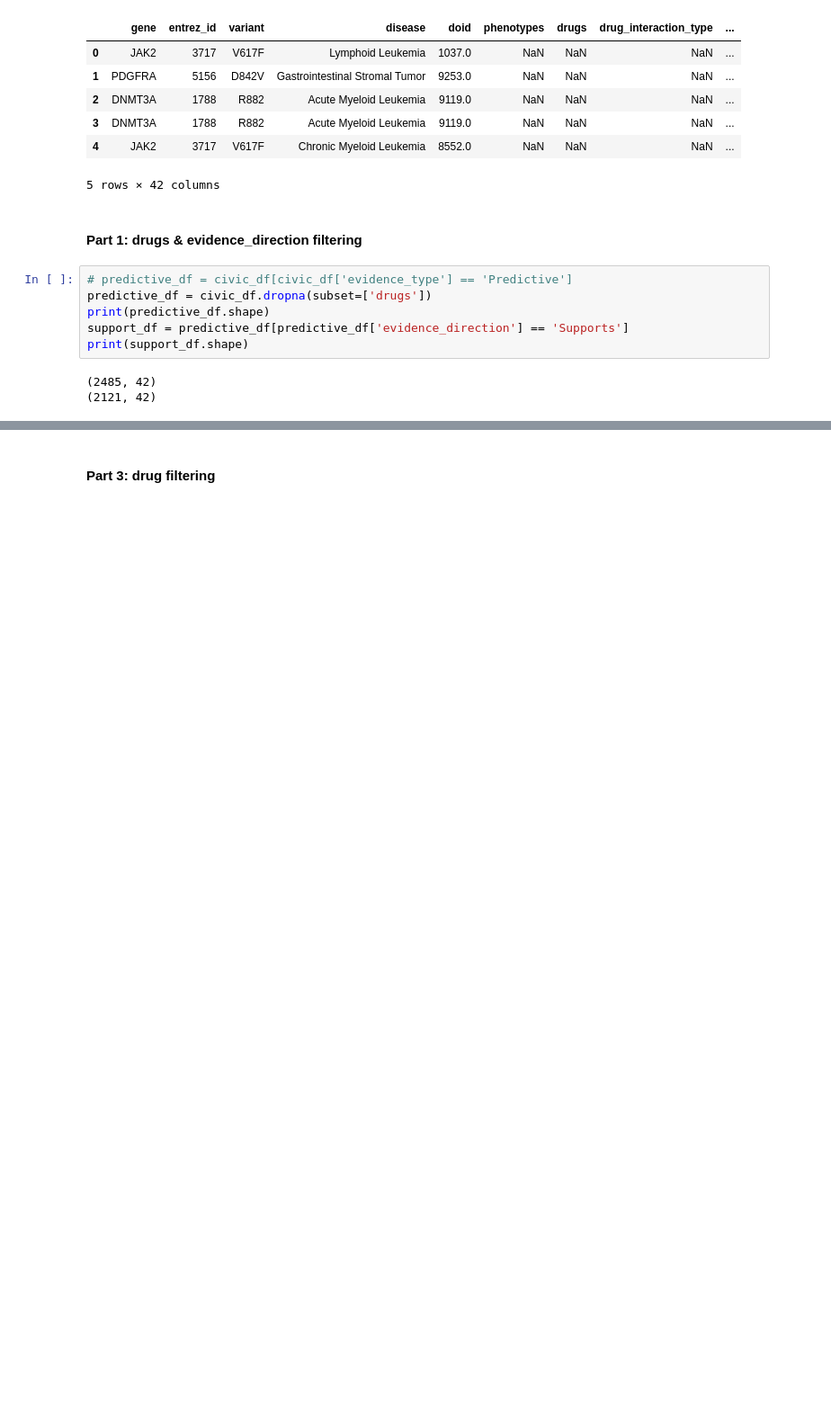
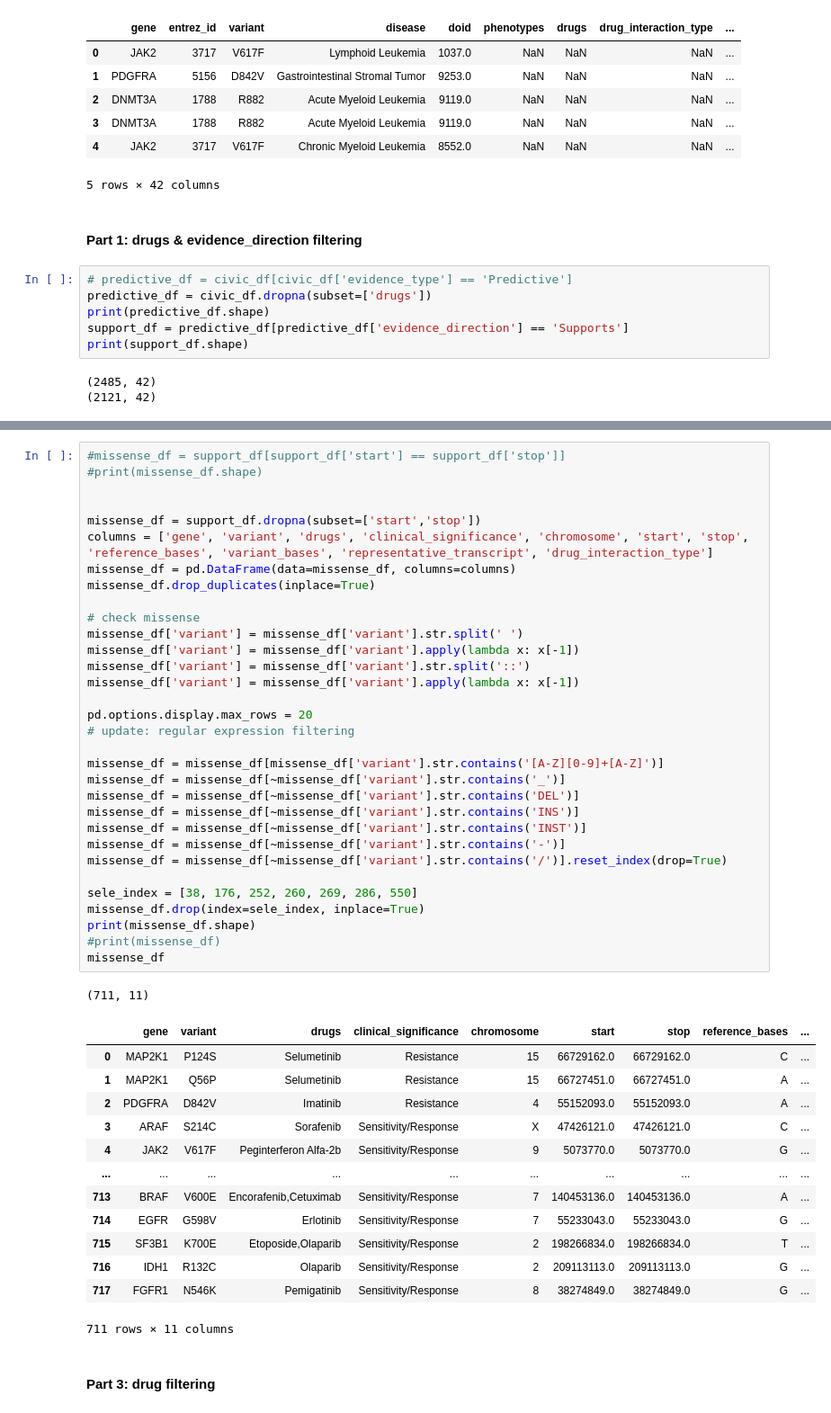
Before and after one commit to Liuzhe30/Emden, a Jupyter notebook: preprocess/02-preprocess-civic.ipynb, the cells around one changed output, grey strips where cells are left out. Shown: that part at 90% size. Cells and saved outputs as stored; diff of their text form; blank space fills up the shorter version.

```diff
--- a/preprocess/02-preprocess-civic.ipynb
+++ b/preprocess/02-preprocess-civic.ipynb
@@ -60,3 +61,50 @@ See the caveats in the documentation: https://pandas.pydata.org/pandas-docs/stab
+# %%
+#missense_df = support_df[support_df['start'] == support_df['stop']]
+#print(missense_df.shape)
+
+
+missense_df = support_df.dropna(subset=['start','stop'])
+columns = ['gene', 'variant', 'drugs', 'clinical_significance', 'chromosome', 'start', 'stop', 'reference_bases', 'variant_bases', 'representative_transcript', 'drug_interaction_type']
+missense_df = pd.DataFrame(data=missense_df, columns=columns)
+missense_df.drop_duplicates(inplace=True)
+
+# check missense
+missense_df['variant'] = missense_df['variant'].str.split(' ')
+missense_df['variant'] = missense_df['variant'].apply(lambda x: x[-1])
+missense_df['variant'] = missense_df['variant'].str.split('::')
+missense_df['variant'] = missense_df['variant'].apply(lambda x: x[-1])
+
+pd.options.display.max_rows = 20
+# update: regular expression filtering
+
+missense_df = missense_df[missense_df['variant'].str.contains('[A-Z][0-9]+[A-Z]')]
+missense_df = missense_df[~missense_df['variant'].str.contains('_')]
+missense_df = missense_df[~missense_df['variant'].str.contains('DEL')]
+missense_df = missense_df[~missense_df['variant'].str.contains('INS')]
+missense_df = missense_df[~missense_df['variant'].str.contains('INST')]
+missense_df = missense_df[~missense_df['variant'].str.contains('-')]
+missense_df = missense_df[~missense_df['variant'].str.contains('/')].reset_index(drop=True)
+
+sele_index = [38, 176, 252, 260, 269, 286, 550]
+missense_df.drop(index=sele_index, inplace=True)
+print(missense_df.shape)
+#print(missense_df)
+missense_df
+# %% [output]
+(711, 11)
+|  | gene | variant | drugs | clinical_significance | chromosome | start | stop | reference_bases | ... |
+| 0 | MAP2K1 | P124S | Selumetinib | Resistance | 15 | 66729162.0 | 66729162.0 | C | ... |
+| 1 | MAP2K1 | Q56P | Selumetinib | Resistance | 15 | 66727451.0 | 66727451.0 | A | ... |
+| 2 | PDGFRA | D842V | Imatinib | Resistance | 4 | 55152093.0 | 55152093.0 | A | ... |
+| 3 | ARAF | S214C | Sorafenib | Sensitivity/Response | X | 47426121.0 | 47426121.0 | C | ... |
+| 4 | JAK2 | V617F | Peginterferon Alfa-2b | Sensitivity/Response | 9 | 5073770.0 | 5073770.0 | G | ... |
+| ... | ... | ... | ... | ... | ... | ... | ... | ... | ... |
+| 713 | BRAF | V600E | Encorafenib,Cetuximab | Sensitivity/Response | 7 | 140453136.0 | 140453136.0 | A | ... |
+| 714 | EGFR | G598V | Erlotinib | Sensitivity/Response | 7 | 55233043.0 | 55233043.0 | G | ... |
+| 715 | SF3B1 | K700E | Etoposide,Olaparib | Sensitivity/Response | 2 | 198266834.0 | 198266834.0 | T | ... |
+| 716 | IDH1 | R132C | Olaparib | Sensitivity/Response | 2 | 209113113.0 | 209113113.0 | G | ... |
+| 717 | FGFR1 | N546K | Pemigatinib | Sensitivity/Response | 8 | 38274849.0 | 38274849.0 | G | ... |
+711 rows × 11 columns
 # %% [markdown]
 #### Part 3: drug filtering
 # %%
```
Also changed, not shown: parts of 15 cells of this notebook, 4 other files.
